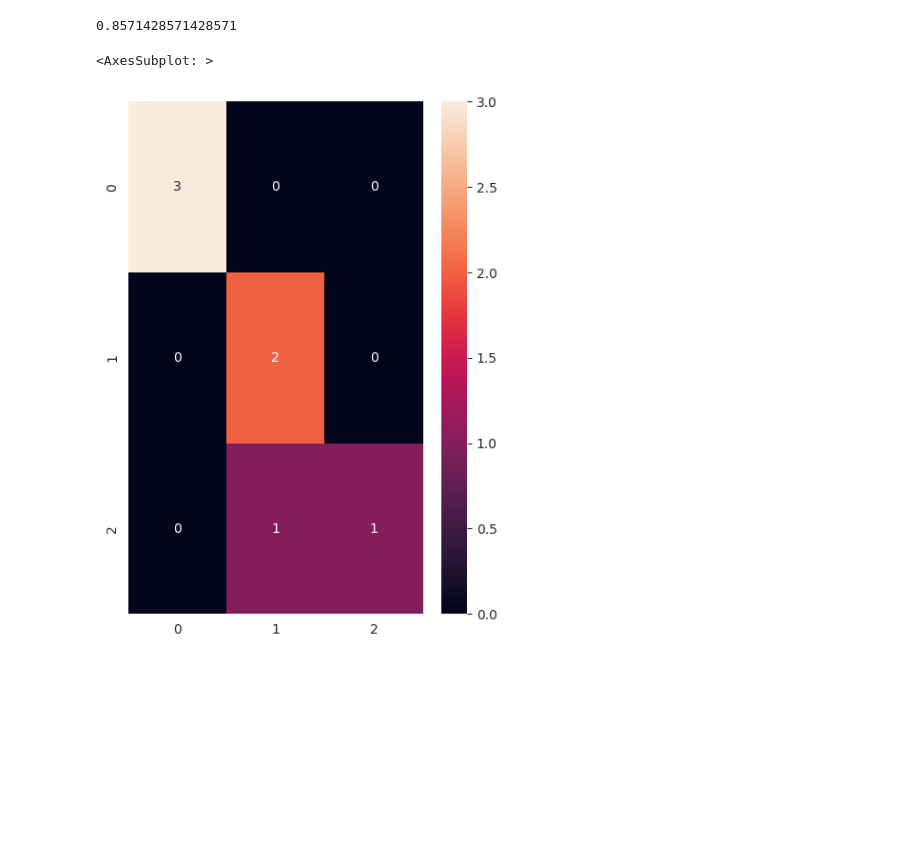
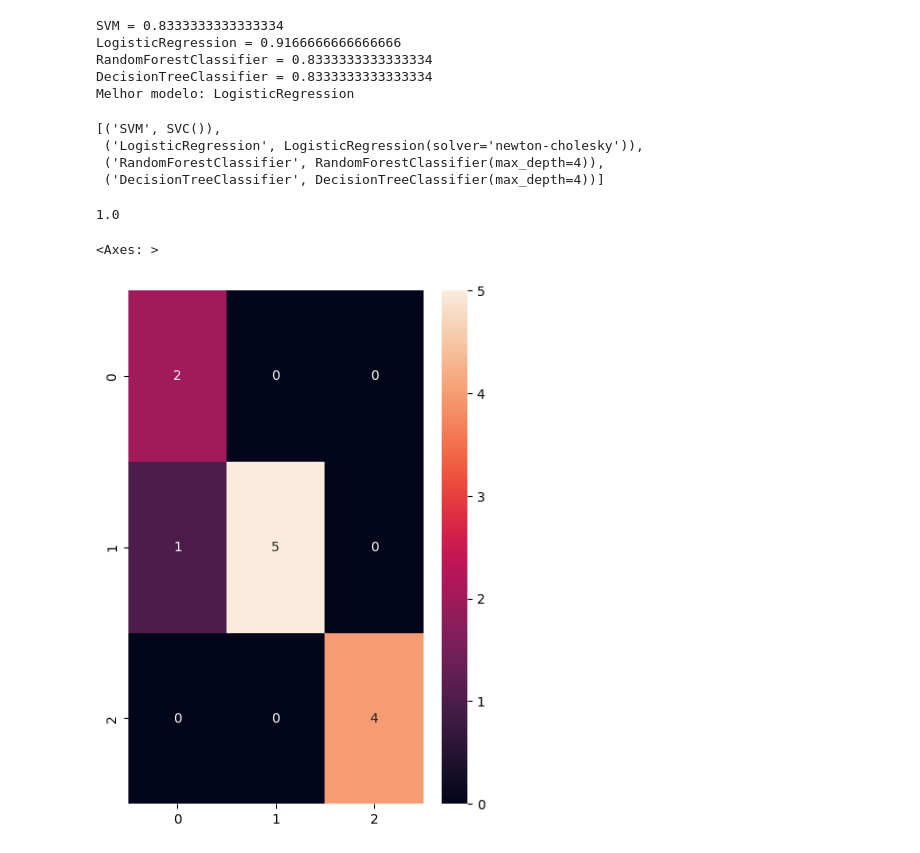
Before and after one commit to arthur-mts/mineracao-dados, a Jupyter notebook: projeto/battle_caracteristic_classifier.ipynb, the cells around one changed output. Cells and saved outputs as stored; diff of their text form; code cells hidden in the pictures; blank space fills up the shorter version.

```diff
--- a/projeto/battle_caracteristic_classifier.ipynb
+++ b/projeto/battle_caracteristic_classifier.ipynb
@@ -53,8 +91,13 @@ pokedex_df.head()
 # %%
 pokemon_by_role = {
-    "SPAttacker": ["gardevoir", "slowbro", "tangrowth", "manaphy", "sceptile", "gengar", "alakazam", "mew"],
+    "SPAttacker": ["camerupt", "charizard", "rayquaza","ampharos", "gardevoir", "slowbro", "tangrowth", "manaphy", "sceptile", "gengar","gengar", "alakazam", "mew", "espeon", "mewtwo"],
     ##, "keldeo"
-    "Attacker": ["crawdaunt", "talonflame", "garchomp", "weavile", "infernape", "lucario", "salamence", "gyarados",
-                 "dragonite"],
-    "Tank": ["clefable", "tyranitar", "gastrodon", "chansey", "gliscor", "shuckle", "steelix", "cloyster", "bastiodon"]
+    "Attacker": ["monferno","gallade", "rampardos", "blaziken","heracross","groudon", "crawdaunt","garchomp", "weavile", "infernape", "lucario", "salamence", "gyarados",
+                 "dragonite", "excadrill"],
+    "Tank": ["slaking", "tangrowth", "clefable", "tyranitar", "gastrodon", "chansey", "gliscor", "shuckle", "steelix", "cloyster", "bastiodon", "snorlax", "quagsire", "wobbuffet", "wailord","hariyama", "wigglytuff"]
 }
+# %%
+key_cnt = {}
+for key in pokemon_by_role:
+    key_cnt[key] = len(pokemon_by_role[key])
+plt.bar(key_cnt.keys(), key_cnt.values())
@@ -67,12 +113,16 @@ for key in pokemon_by_role.keys():
     pokemons = pokemon_by_role[key]
 
     for pokemon in pokemons:
-        pokemon_data = pokedex_df[pokedex_df["name"] == pokemon]
+        pokemon_data = pokedex_df_filtered[pokedex_df_filtered["name"] == pokemon]
         row = {
             "role": key
         }
         for status in status_columns:
-            row[status] = pokemon_data[status].values[0]
+            try:
+                row[status] = pokemon_data[status].values[0]
+            except e:
+                print(f"Pokemon {pokemon} não foi encontrado")
+                raise e
         row_series = pd.Series(row)
         train_data = pd.concat(
             [train_data, row_series.to_frame().T],
@@ -122,10 +141,22 @@ model = models[bestModelIdx][1]
-# %%
-param_grid = {'C': [0.1, 1, 10, 100],
-              'gamma': ['scale', 'auto'],
-              'kernel': ['linear']}
-
-pipeline = GridSearchCV(estimator=model, param_grid=param_grid, cv=5, scoring='accuracy', refit=True, n_jobs=10)
-pipeline.fit(X_train, y_train)
-print(pipeline.score(X_test, y_test))
-# %% [output]
-0.8571428571428571
+# %%
+models = [
+    ("SVM", svm.SVC()),
+    ("LogisticRegression", LogisticRegression(solver = 'newton-cholesky')),
+    ("RandomForestClassifier", RandomForestClassifier(max_depth=4)),
+    ("DecisionTreeClassifier", DecisionTreeClassifier(max_depth=4)),
+]
+scores = []
+for (name, model) in models:
+    model.fit(X_train, y_train)
+    score = model.score(X_test, y_test)
+    print(f"{name} = {score}")
+    scores.append(score)
+
+bestModelIdx = scores.index(max(scores))
+print(f"Melhor modelo: {models[bestModelIdx][0]}")
+# %% [output]
+SVM = 0.8333333333333334
+LogisticRegression = 0.9166666666666666
+RandomForestClassifier = 0.8333333333333334
+DecisionTreeClassifier = 0.8333333333333334
+Melhor modelo: LogisticRegression
@@ -132,11 +165,29 @@ print(pipeline.score(X_test, y_test))
+# %%
+models
+# %% [output]
+[('SVM', SVC()),
+ ('LogisticRegression', LogisticRegression(solver='newton-cholesky')),
+ ('RandomForestClassifier', RandomForestClassifier(max_depth=4)),
+ ('DecisionTreeClassifier', DecisionTreeClassifier(max_depth=4))]
+# %%
+param_grid = {
+              'solver': ['newton-cg', 'newton-cg', 'newton-cg'],
+                'tol': [.1, .01, .001, .0002]
+              }
+
+pipeline = GridSearchCV(estimator=models[1][1], param_grid=param_grid, cv=5, scoring='accuracy', refit=True, n_jobs=10)
+pipeline.fit(X_train, y_train)
+print(pipeline.score(X_test, y_test))
+# %% [output]
+1.0
 # %%
-y_pred = pipeline.predict(X_test)
+y_pred = model.predict(X_test)
 conf_matrix = confusion_matrix(y_test, y_pred)
 plt.figure(figsize=(5, 7))
 sn.heatmap(conf_matrix, annot=True)
 # %% [output]
-<AxesSubplot: >
+<Axes: >
-[figure, old version]
+[figure, new version]
 # %%
 pokedex_df_sample = pokedex_df.sample(n=20)
 
```
Also changed, not shown: parts of 23 cells of this notebook, 1 other file.
